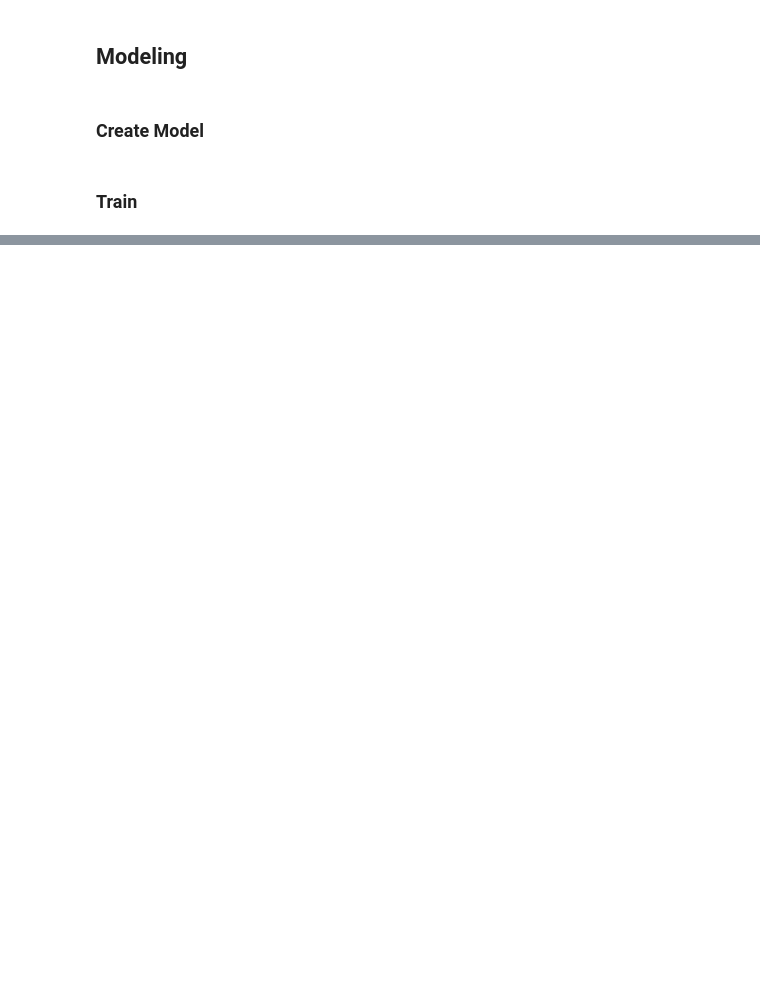
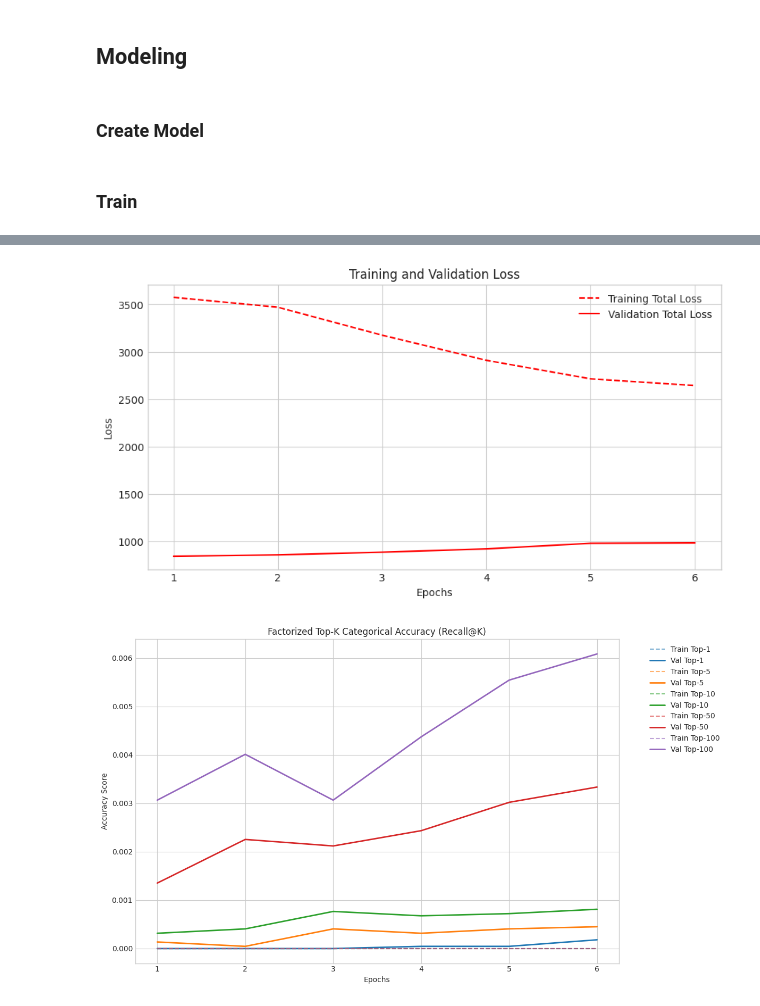
Before and after one commit to julienguyet/StylistAI, a Jupyter notebook: notebooks/recommender.ipynb, the cells around one changed output, grey strips where cells are left out. Saved outputs shown, nothing was run; the diff lists cells and outputs as text; code cells hidden in the pictures; blank space fills up the shorter version.

Commit message:
building recommender

```diff
--- a/notebooks/recommender.ipynb
+++ b/notebooks/recommender.ipynb
@@ -357,2 +449,46 @@ def plot_training_results(history):
-# %%
-plot_training_results(history)
+# %%
+import matplotlib.pyplot as plt
+
+def plot_fashion_recommender_metrics(history):
+
+    plt.style.use('seaborn-v0_8-whitegrid')
+    epochs = range(1, len(history.history['loss']) + 1)
+
+    # --- Graph 1: Losses ---
+    plt.figure(figsize=(10, 5))
+    plt.plot(epochs, history.history['total_loss'], 'r--', label='Training Total Loss')
+    plt.plot(epochs, history.history['val_total_loss'], 'r', label='Validation Total Loss')
+    plt.title('Training and Validation Loss')
+    plt.xlabel('Epochs')
+    plt.ylabel('Loss')
+    plt.legend()
+    plt.grid(True)
+    plt.show()
+
+    # --- Graph 2: Accuracies (Top-K) ---
+    plt.figure(figsize=(12, 7))
+
+    ks = [1, 5, 10, 50, 100]
+    colors = ['#1f77b4', '#ff7f0e', '#2ca02c', '#d62728', '#9467bd']
+
+    for k, color in zip(ks, colors):
+        train_key = f'factorized_top_k/top_{k}_categorical_accuracy'
+        val_key = f'val_factorized_top_k/top_{k}_categorical_accuracy'
+
+        plt.plot(epochs, history.history[train_key], linestyle='--', color=color, alpha=0.6,
+                label=f'Train Top-{k}')
+        plt.plot(epochs, history.history[val_key], linestyle='-', color=color, linewidth=2,
+                label=f'Val Top-{k}')
+
+    plt.title('Factorized Top-K Categorical Accuracy (Recall@K)')
+    plt.xlabel('Epochs')
+    plt.ylabel('Accuracy Score')
+    plt.legend(bbox_to_anchor=(1.05, 1), loc='upper left')
+    plt.tight_layout()
+    plt.grid(True)
+    plt.show()
+# %%
+plot_fashion_recommender_metrics(history)
+# %% [output]
+[figure, added]
+[figure, added]
```
Also changed, not shown: parts of 12 cells of this notebook, 2 other files.
